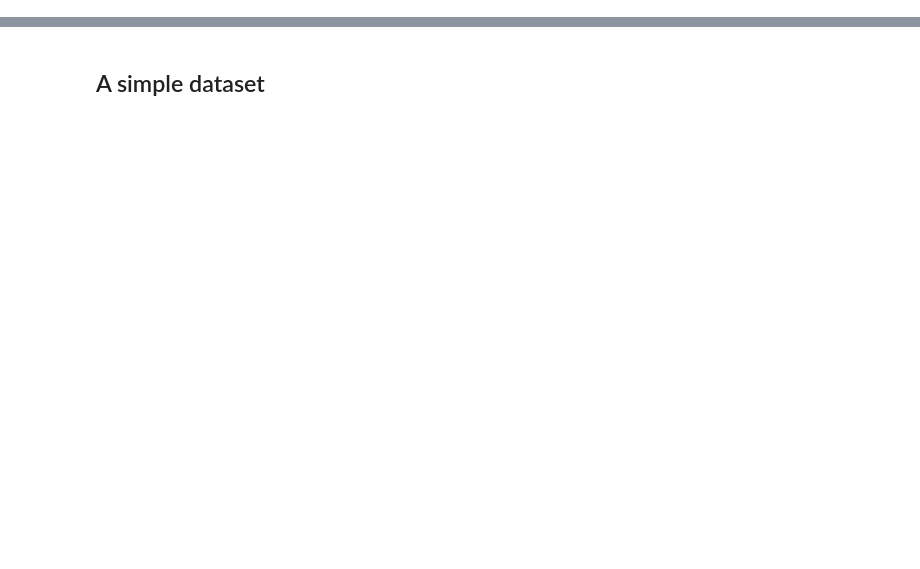
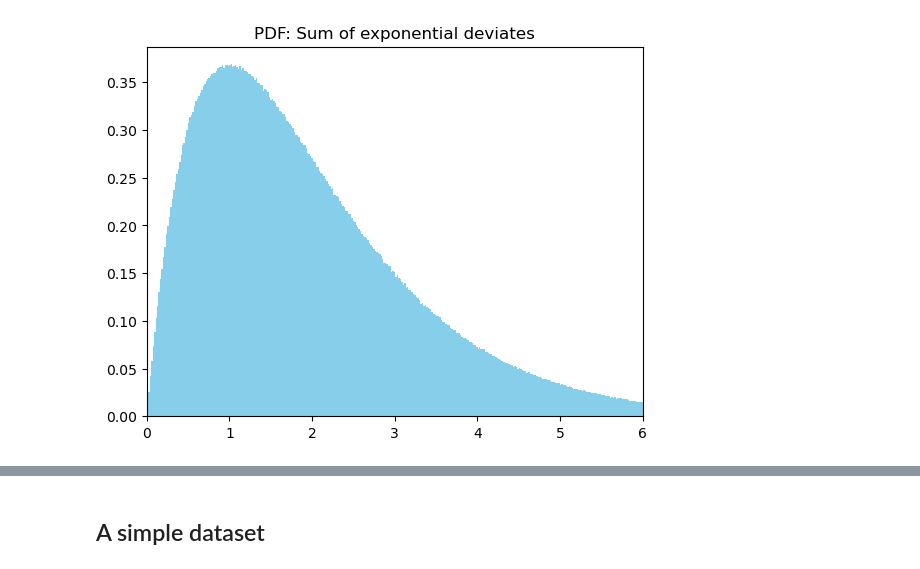
Before and after one commit to Kankelborg-Group/peaklets, a Jupyter notebook: notebooks/demo.ipynb, the cells around one changed output, grey strips where cells are left out. Saved outputs shown, nothing was run; the diff lists cells and outputs as text; code cells hidden in the pictures; blank space fills up the shorter version.

```diff
--- a/notebooks/demo.ipynb
+++ b/notebooks/demo.ipynb
@@ -0,0 +7,28 @@
+# %%
+# Numerical example
+
+import numpy as np
+import peaklets as peaklet
+import matplotlib.pyplot as plt
+%matplotlib inline
+
+rng = np.random.default_rng()
+# A fun distribution, used for generating random pulse heights.
+def rand2exp(a=1,b=None,size=1):
+    """
+    Random deviates consisting each of the sum of two exponentially
+    distributed deviates, 0 < x < ∞. With default parameters, the mode
+    of the distribution is unity.
+    """
+    if (b is None):
+        b = a
+    return rng.exponential(a,size) + rng.exponential(b,size)
+# %%
+foo = rand2exp(size=10000000)
+plt.figure()
+plt.hist(foo, 1000, color='skyblue', density=True)
+plt.xlim((0,6))
+plt.title('PDF: Sum of exponential deviates')
+plt.show()
+# %% [output]
+[figure, added]
```
Also changed, not shown: parts of 29 cells of this notebook, 4 other files.
